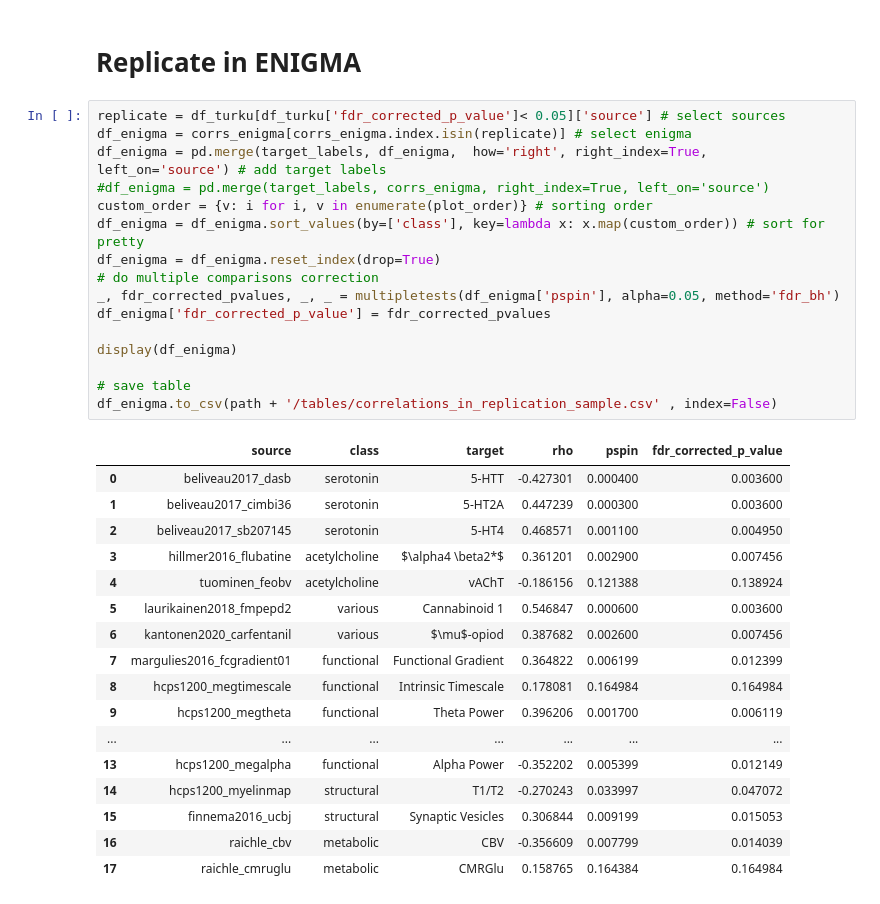
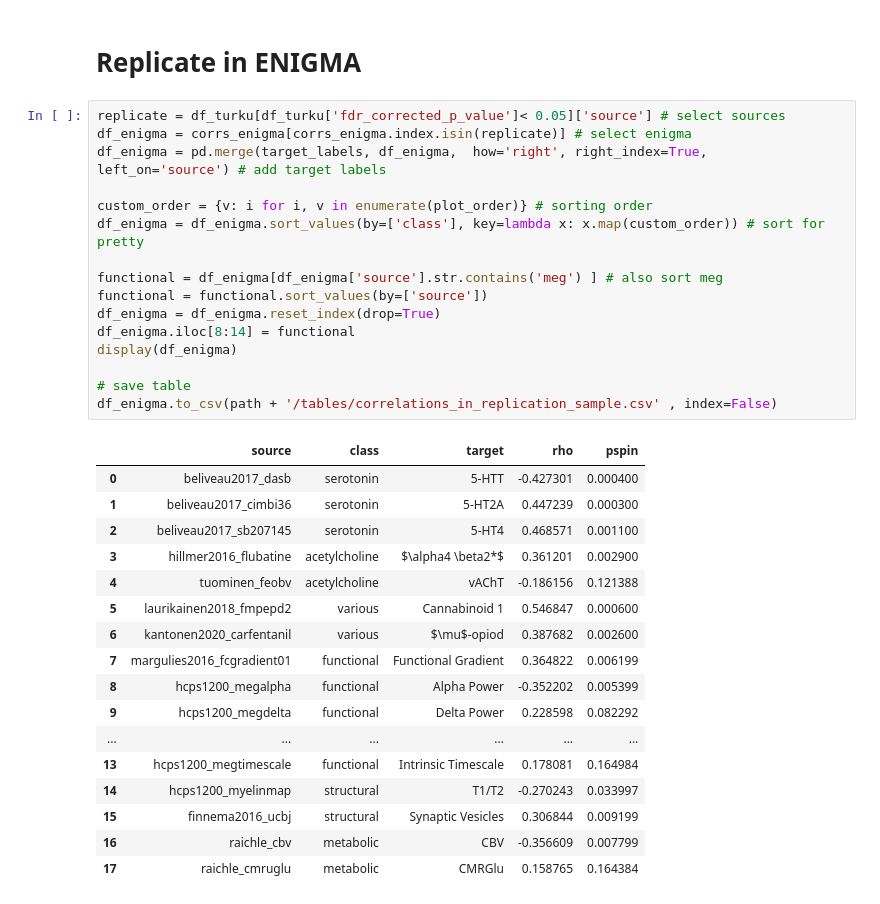
Before and after one commit to ltuominen/AP_brainorganization, a Jupyter notebook: code/Plot_corrs_nulls.ipynb, the cells around one changed output. Saved outputs shown, nothing was run; the diff lists cells and outputs as text.

```diff
--- a/code/Plot_corrs_nulls.ipynb
+++ b/code/Plot_corrs_nulls.ipynb
@@ -214,39 +214,39 @@ plt.savefig(path + 'figures/Supp_Fig2.jpg', bbox_inches="tight", dpi=300)
 # %% [markdown]
 # Replicate in ENIGMA
-# %%
-replicate = df_turku[df_turku['fdr_corrected_p_value']< 0.05]['source'] # select sources
-df_enigma = corrs_enigma[corrs_enigma.index.isin(replicate)] # select enigma
-df_enigma = pd.merge(target_labels, df_enigma,  how='right', right_index=True, left_on='source') # add target labels
-#df_enigma = pd.merge(target_labels, corrs_enigma, right_index=True, left_on='source')
-custom_order = {v: i for i, v in enumerate(plot_order)} # sorting order
-df_enigma = df_enigma.sort_values(by=['class'], key=lambda x: x.map(custom_order)) # sort for pretty
-df_enigma = df_enigma.reset_index(drop=True)
-# do multiple comparisons correction
-_, fdr_corrected_pvalues, _, _ = multipletests(df_enigma['pspin'], alpha=0.05, method='fdr_bh')
-df_enigma['fdr_corrected_p_value'] = fdr_corrected_pvalues
-
-display(df_enigma)
-
-# save table
-df_enigma.to_csv(path + '/tables/correlations_in_replication_sample.csv' , index=False)
-# %% [output]
-|  | source | class | target | rho | pspin | fdr_corrected_p_value |
-| 0 | beliveau2017_dasb | serotonin | 5-HTT | -0.427301 | 0.000400 | 0.003600 |
-| 1 | beliveau2017_cimbi36 | serotonin | 5-HT2A | 0.447239 | 0.000300 | 0.003600 |
-| 2 | beliveau2017_sb207145 | serotonin | 5-HT4 | 0.468571 | 0.001100 | 0.004950 |
-| 3 | hillmer2016_flubatine | acetylcholine | $\alpha4 \beta2*$ | 0.361201 | 0.002900 | 0.007456 |
-| 4 | tuominen_feobv | acetylcholine | vAChT | -0.186156 | 0.121388 | 0.138924 |
-| 5 | laurikainen2018_fmpepd2 | various | Cannabinoid 1 | 0.546847 | 0.000600 | 0.003600 |
-| 6 | kantonen2020_carfentanil | various | $\mu$-opiod | 0.387682 | 0.002600 | 0.007456 |
-| 7 | margulies2016_fcgradient01 | functional | Functional Gradient | 0.364822 | 0.006199 | 0.012399 |
-| 8 | hcps1200_megtimescale | functional | Intrinsic Timescale | 0.178081 | 0.164984 | 0.164984 |
-| 9 | hcps1200_megtheta | functional | Theta Power | 0.396206 | 0.001700 | 0.006119 |
-| ... | ... | ... | ... | ... | ... | ... |
-| 13 | hcps1200_megalpha | functional | Alpha Power | -0.352202 | 0.005399 | 0.012149 |
-| 14 | hcps1200_myelinmap | structural | T1/T2 | -0.270243 | 0.033997 | 0.047072 |
-| 15 | finnema2016_ucbj | structural | Synaptic Vesicles | 0.306844 | 0.009199 | 0.015053 |
-| 16 | raichle_cbv | metabolic | CBV | -0.356609 | 0.007799 | 0.014039 |
-| 17 | raichle_cmruglu | metabolic | CMRGlu | 0.158765 | 0.164384 | 0.164984 |
+# %%
+replicate = df_turku[df_turku['fdr_corrected_p_value']< 0.05]['source'] # select sources
+df_enigma = corrs_enigma[corrs_enigma.index.isin(replicate)] # select enigma
+df_enigma = pd.merge(target_labels, df_enigma,  how='right', right_index=True, left_on='source') # add target labels
+
+custom_order = {v: i for i, v in enumerate(plot_order)} # sorting order
+df_enigma = df_enigma.sort_values(by=['class'], key=lambda x: x.map(custom_order)) # sort for pretty
+
+functional = df_enigma[df_enigma['source'].str.contains('meg') ] # also sort meg
+functional = functional.sort_values(by=['source'])
+df_enigma = df_enigma.reset_index(drop=True)
+df_enigma.iloc[8:14] = functional
+display(df_enigma)
+
+# save table
+df_enigma.to_csv(path + '/tables/correlations_in_replication_sample.csv' , index=False)
+# %% [output]
+|  | source | class | target | rho | pspin |
+| 0 | beliveau2017_dasb | serotonin | 5-HTT | -0.427301 | 0.000400 |
+| 1 | beliveau2017_cimbi36 | serotonin | 5-HT2A | 0.447239 | 0.000300 |
+| 2 | beliveau2017_sb207145 | serotonin | 5-HT4 | 0.468571 | 0.001100 |
+| 3 | hillmer2016_flubatine | acetylcholine | $\alpha4 \beta2*$ | 0.361201 | 0.002900 |
+| 4 | tuominen_feobv | acetylcholine | vAChT | -0.186156 | 0.121388 |
+| 5 | laurikainen2018_fmpepd2 | various | Cannabinoid 1 | 0.546847 | 0.000600 |
+| 6 | kantonen2020_carfentanil | various | $\mu$-opiod | 0.387682 | 0.002600 |
+| 7 | margulies2016_fcgradient01 | functional | Functional Gradient | 0.364822 | 0.006199 |
+| 8 | hcps1200_megalpha | functional | Alpha Power | -0.352202 | 0.005399 |
+| 9 | hcps1200_megdelta | functional | Delta Power | 0.228598 | 0.082292 |
+| ... | ... | ... | ... | ... | ... |
+| 13 | hcps1200_megtimescale | functional | Intrinsic Timescale | 0.178081 | 0.164984 |
+| 14 | hcps1200_myelinmap | structural | T1/T2 | -0.270243 | 0.033997 |
+| 15 | finnema2016_ucbj | structural | Synaptic Vesicles | 0.306844 | 0.009199 |
+| 16 | raichle_cbv | metabolic | CBV | -0.356609 | 0.007799 |
+| 17 | raichle_cmruglu | metabolic | CMRGlu | 0.158765 | 0.164384 |
 # %%
 # plot
 nulls = pd.DataFrame(np.column_stack([nulls_enigma.get(s) for s in df_enigma['source']]))
```
Also changed, not shown: parts of 3 cells of this notebook, 5 other files.
